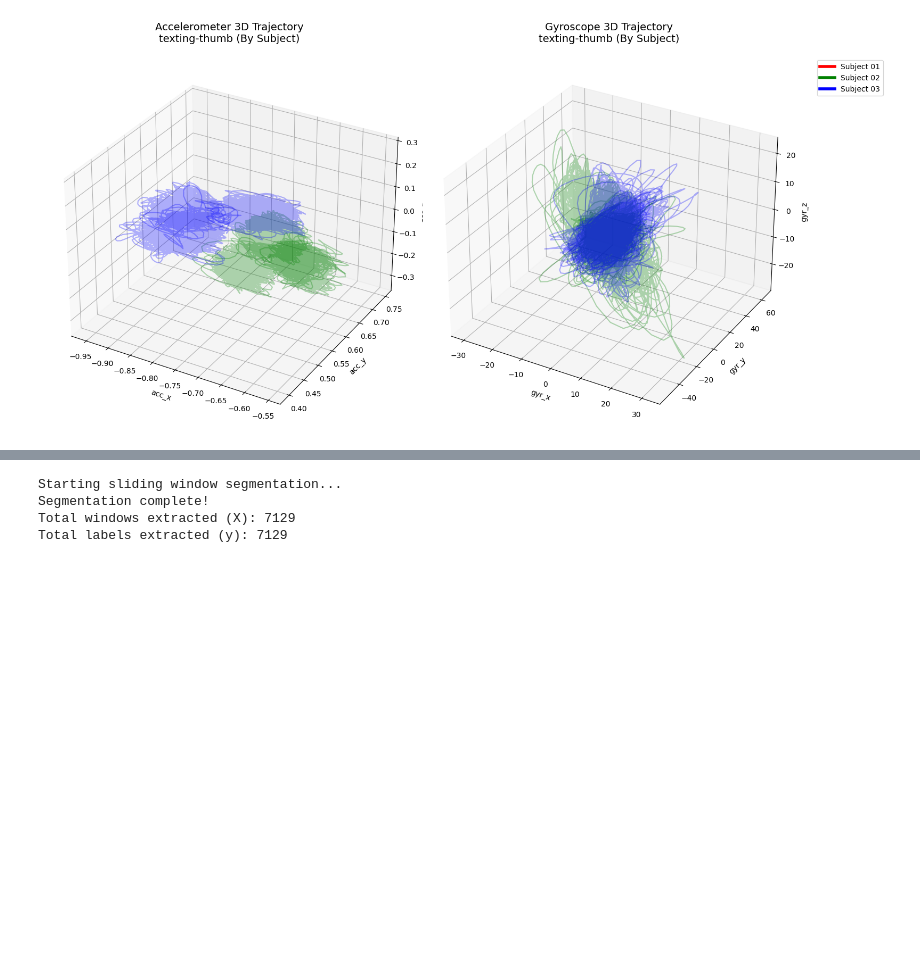
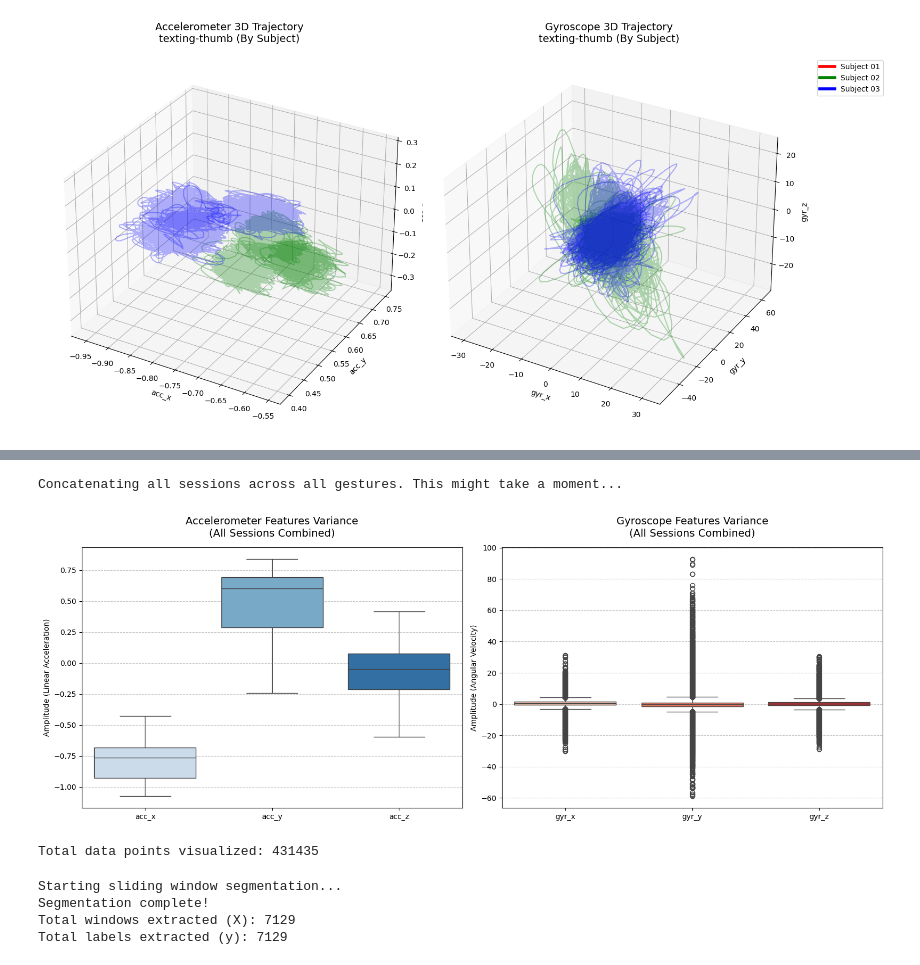
Before and after one commit to Andreaskaram/AIoT-Hand-Gesture-Recognition, a Jupyter notebook: aiot_project_time_series.ipynb, the cells around one changed output, grey strips where cells are left out. Drawn from its saved outputs; the diff is of its cells as text; code cells hidden in the pictures; blank space fills up the shorter version.

```diff
--- a/aiot_project_time_series.ipynb
+++ b/aiot_project_time_series.ipynb
@@ -401,3 +476,55 @@ GESTURE: TEXTING-THUMB
+# %%
+import pandas as pd
+import seaborn as sns
+import matplotlib.pyplot as plt
+
+# --- CONFIGURATION ---
+DATA_COL = 'filtered_data'
+# ---------------------
+
+print("Concatenating all sessions across all gestures. This might take a moment...")
+
+# List to hold the DataFrame of every single session in the dataset
+all_sessions_dfs = []
+
+# 1. Loop through EVERY row in the entire dataframe
+for _, row in df.iterrows():
+    session_data_dict = row[DATA_COL]
+
+    # Convert the dictionary to a DataFrame, safely handling unequal array lengths
+    instance_df = pd.DataFrame({k: pd.Series(v) for k, v in session_data_dict.items()})
+
+    all_sessions_dfs.append(instance_df)
+
+# 2. Concatenate all sessions into one massive continuous DataFrame
+global_df = pd.concat(all_sessions_dfs, ignore_index=True)
+
+# 3. Create a figure with two subplots side-by-side
+fig, axes = plt.subplots(1, 2, figsize=(16, 6))
+
+# --- Setup Accelerometer Boxplot (Left) ---
+# We isolate only the accelerometer columns so they scale correctly
+sns.boxplot(data=global_df[['acc_x', 'acc_y', 'acc_z']], ax=axes[0], palette="Blues")
+axes[0].set_title("Accelerometer Features Variance\n(All Sessions Combined)", pad=15, fontsize=14)
+axes[0].set_ylabel("Amplitude (Linear Acceleration)")
+axes[0].grid(axis='y', linestyle='--', alpha=0.7)
+
+# --- Setup Gyroscope Boxplot (Right) ---
+# We isolate only the gyroscope columns so they scale correctly
+sns.boxplot(data=global_df[['gyr_x', 'gyr_y', 'gyr_z']], ax=axes[1], palette="Reds")
+axes[1].set_title("Gyroscope Features Variance\n(All Sessions Combined)", pad=15, fontsize=14)
+axes[1].set_ylabel("Amplitude (Angular Velocity)")
+axes[1].grid(axis='y', linestyle='--', alpha=0.7)
+
+# Adjust layout and display
+plt.tight_layout()
+plt.show()
+
+print(f"Total data points visualized: {len(global_df)}")
+# %% [output]
+Concatenating all sessions across all gestures. This might take a moment...
+[figure, added]
+Total data points visualized: 431435
 # %%
 import pandas as pd
 from utils import sliding_window_pd
```
Also changed, not shown: parts of 2 cells of this notebook.
